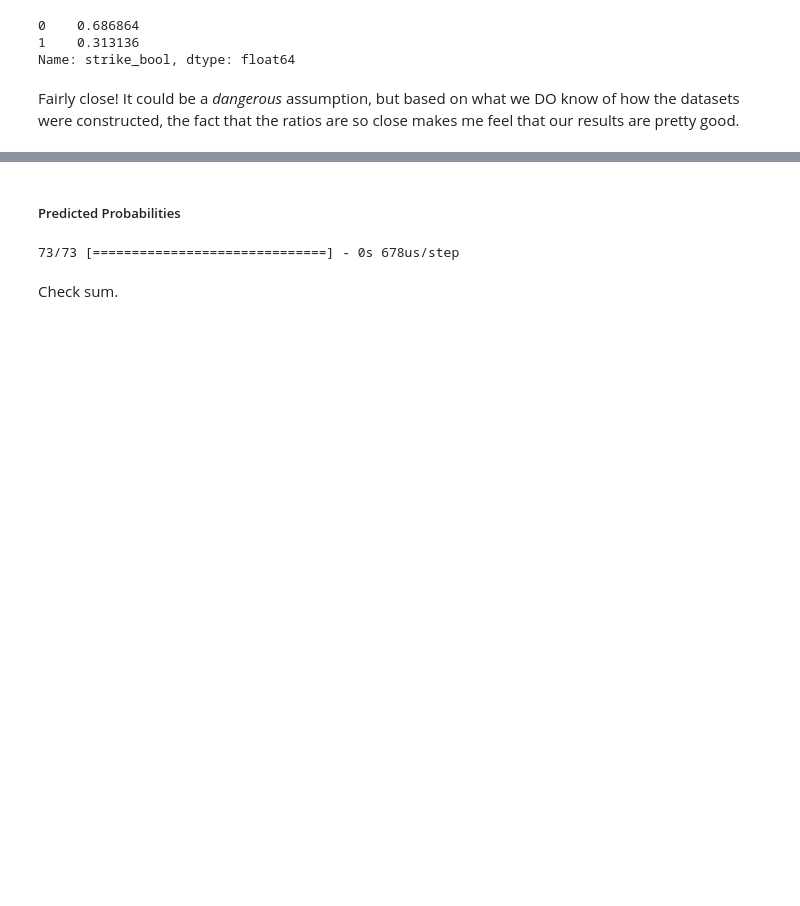
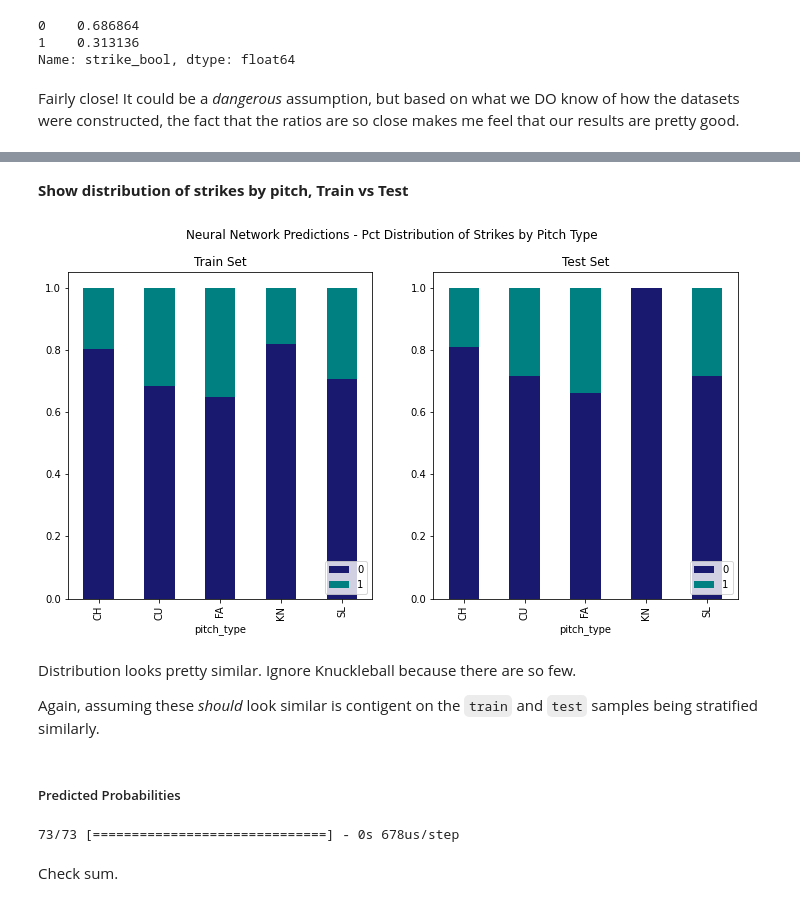
Before and after one commit to werlindo/called-third-strike, a Jupyter notebook: notebooks/07_produce_strike_probabilities.ipynb, the cells around one changed output, grey strips where cells are left out. Saved outputs shown, nothing was run; the diff lists cells and outputs as text; code cells hidden in the pictures; blank space fills up the shorter version.

```diff
--- a/notebooks/07_produce_strike_probabilities.ipynb
+++ b/notebooks/07_produce_strike_probabilities.ipynb
@@ -409,0 +421,19 @@ Fairly close! It could be a _dangerous_ assumption, but based on what we DO know
+# %%
+df_test_temp = df_test.copy()
+df_test_temp['strike_bool_pred'] = df_pred
+
+# viz checks
+display(df_test_temp.head())
+display(df_test_temp['pitch_type'].value_counts())
+
+# For the purpose of this exercise let's use same pitches as in training set
+pitches = list(df_train['pitch_type'].unique())
+pitches.sort()
+display(pitches)
+pit_test_flag = df_test_temp['pitch_type'].isin(pitches)
+
+display(f'Rows before: {df_test_temp.shape[0]}')
+
+df_test_temp = df_test_temp[pit_test_flag]
+
+display(f'Rows after: {df_test_temp.shape[0]}')
@@ -410,3 +459,37 @@ Fairly close! It could be a _dangerous_ assumption, but based on what we DO know
+# %% [markdown]
+**Show distribution of strikes by pitch, Train vs Test**
+# %%
+fig, ax = plt.subplots(1, 2)
+fig.set_size_inches(12, 6)
+plt.suptitle("Neural Network Predictions - Pct Distribution of Strikes by Pitch Type")
+
+# Train
+x_tab_train = pd.crosstab(df_train['pitch_type'], df_train['strike_bool']
+                          ,normalize='index')
+
+x_tab_train.plot.bar(stacked=True, ax=ax[0]
+                     ,title='Train Set', color=['midnightblue','teal'])
+ax[0].legend(loc='lower right')
+
+
+# Test
+x_tab_test = pd.crosstab(df_test_temp['pitch_type']
+                         ,df_test_temp['strike_bool_pred']
+                         ,normalize='index')
+
+x_tab_test.plot.bar(stacked=True, ax=ax[1]
+                    ,title='Test Set', color=['midnightblue','teal'])
+
+#plt.rcParams["legend.loc"] = 'lower right'
+ax[1].legend(loc='lower right')
+
+plt.show()
+# %% [output]
+[figure, added]
+# %% [markdown]
+Distribution looks pretty similar. Ignore Knuckleball because there are so few.
+
+Again, assuming these *should* look similar is contigent on the `train` and `test` samples being stratified similarly.
 # %% [markdown]
 ##### Predicted Probabilities
 # %%
```
Also changed, not shown: parts of 31 cells of this notebook, 1 other file.
